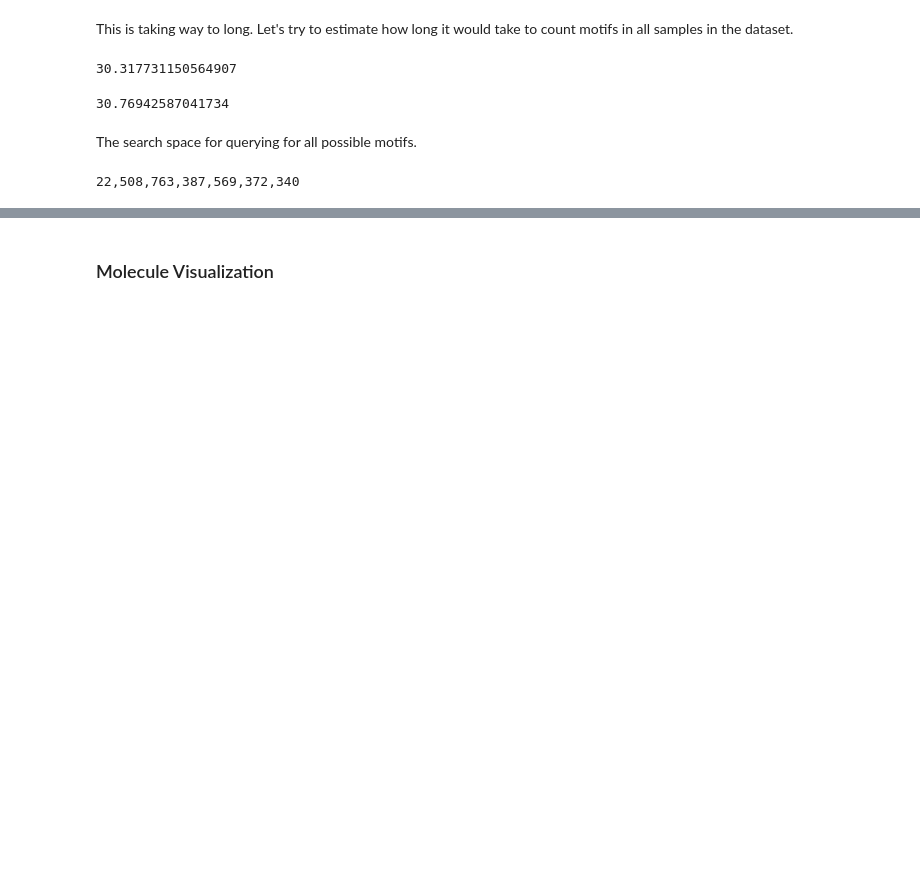
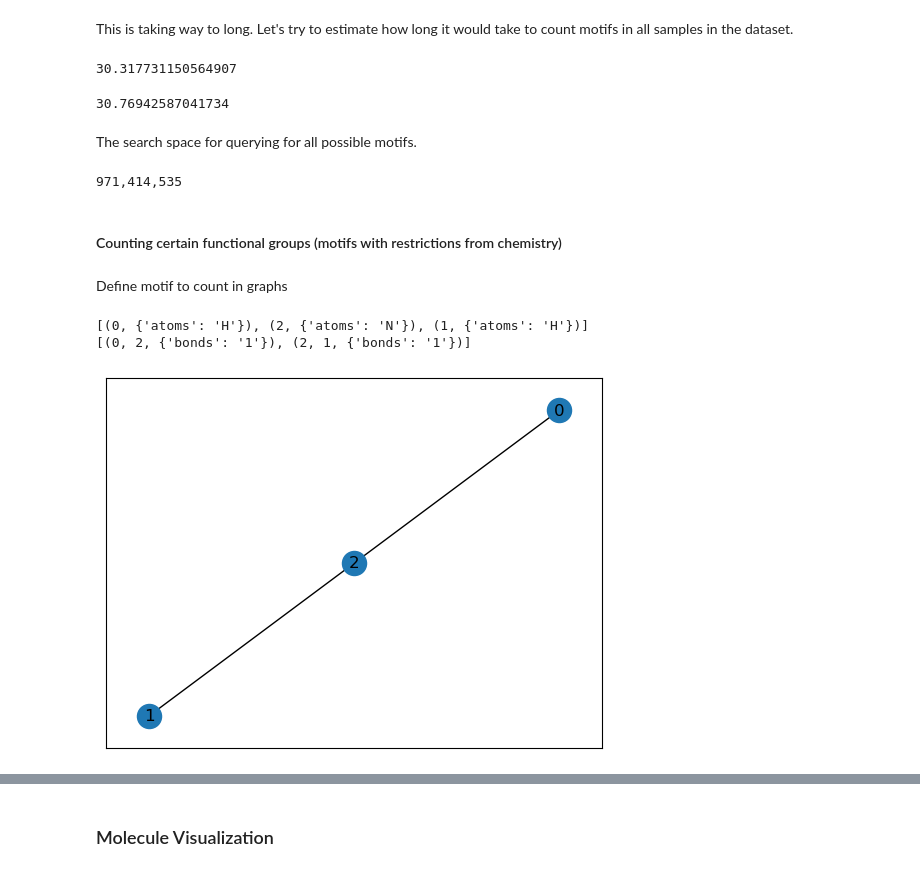
Before and after one commit to vladnotandrei/vip-interpretable-graph-classification, a Jupyter notebook: experiments/query_engineering.ipynb, the cells around one changed output, grey strips where cells are left out. Drawn from its saved outputs; the diff is of its cells as text; code cells hidden in the pictures; blank space fills up the shorter version.

```diff
--- a/experiments/query_engineering.ipynb
+++ b/experiments/query_engineering.ipynb
@@ -192,8 +191,8 @@ import math
 # Best case scenario:
 n = 14  # num of possible node features
 e = 3  # num of possible edge features
-V = 30  # num of nodes in graph (currently is the avg number of nodes in a graph in the dataset)
-E = 31  # num of edges in graph (currently is the avg number of edges in a graph in the dataset)
+V = 10  # num of nodes in graph (currently is the avg number of nodes in a graph in the dataset)
+E = 9  # num of edges in graph (currently is the avg number of edges in a graph in the dataset)
 min_nodes_in_motif = 2
 
 val = 0
@@ -202,4 +201,6 @@ for k in range(min_nodes_in_motif, V):
 
 print(f'{val:,d}')
 # %% [output]
-22,508,763,387,569,372,340
+971,414,535
+# %% [markdown]
+#### Counting certain functional groups (motifs with restrictions from chemistry)
@@ -205,0 +210,21 @@ print(f'{val:,d}')
+# %% [markdown]
+Define motif to count in graphs
+# %%
+# NH2
+edgelist = [(0, 2), (1, 2)]
+NH2 = nx.Graph(edgelist)
+
+NH2.nodes[0]['atoms'] = 'H'
+NH2.nodes[1]['atoms'] = 'H'
+NH2.nodes[2]['atoms'] = 'N'
+
+NH2.edges[0, 2]['bonds'] = '1'
+NH2.edges[1, 2]['bonds'] = '1'
+
+print(NH2.nodes.data())
+print(NH2.edges.data())
+nx.draw_networkx(NH2, with_labels=True)
+# %% [output]
+[(0, {'atoms': 'H'}), (2, {'atoms': 'N'}), (1, {'atoms': 'H'})]
+[(0, 2, {'bonds': '1'}), (2, 1, {'bonds': '1'})]
+[figure, added]
```
Also changed, not shown: parts of 30 cells of this notebook.
